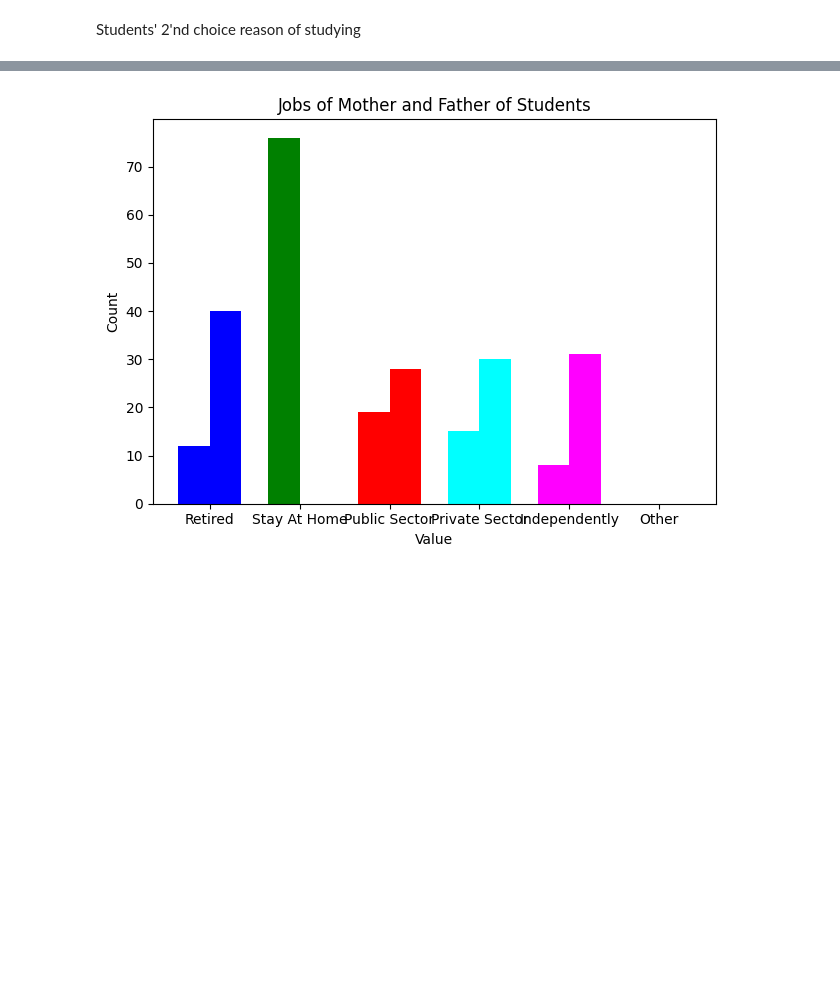
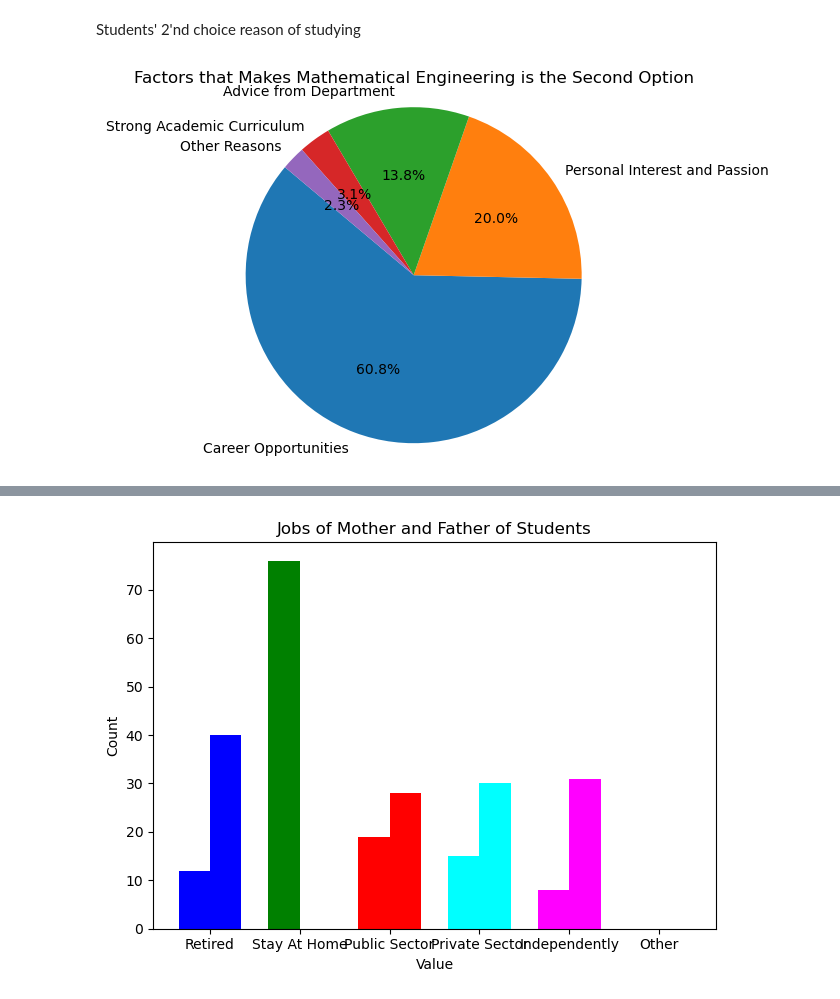
Before and after one commit to cRotinda/MathEnginerringResearch, a Jupyter notebook: matproje.ipynb, the cells around one changed output, grey strips where cells are left out. Saved outputs shown, nothing was run; the diff lists cells and outputs as text; code cells hidden in the pictures; blank space fills up the shorter version.

```diff
--- a/matproje.ipynb
+++ b/matproje.ipynb
@@ -465,4 +465,33 @@ plt.show()
 # %% [markdown]
 Students' 2'nd choice reason of studying
+# %%
+
+df = pd.read_excel(r'c:\matproje\matsiklar (1).xlsx')
+response_mapping = {
+    'a': 'Career Opportunities',
+    'b': 'Advice from Department',
+    'c': 'Personal Interest and Passion',
+    'd': 'Strong Academic Curriculum',
+    'e': 'Other Reasons'
+}
+
+filtered_data = df[df['Daha iyi bir puan alsaydiniz yine de Matematik Mühendislihi Bölümünü secer miydiniz?'] == 'a']
+
+response_counts2 = filtered_data[
+    "Bolum secerken, matematik muhendisligini diger bolumlere gore on plana cikaran en onemli faktor nedir?"
+].apply(lambda x: [response_mapping[response] for response in x.split(',') if response_mapping.get(response)])
+
+mapped_responses = [response for sublist in response_counts2 for response in sublist]
+
+
+response_counts2 = pd.Series(mapped_responses).value_counts()
+
+# Plot the pie chart
+plt.pie(response_counts, labels=response_counts.index, autopct='%1.1f%%', startangle=140)
+plt.title("Factors that Makes Mathematical Engineering is the Second Option")
+plt.axis('equal')  # Equal aspect ratio ensures that pie is drawn as a circle
+plt.show()
+# %% [output]
+[figure, added]
 # %%
 
```
Also changed, not shown: parts of 27 cells of this notebook.
